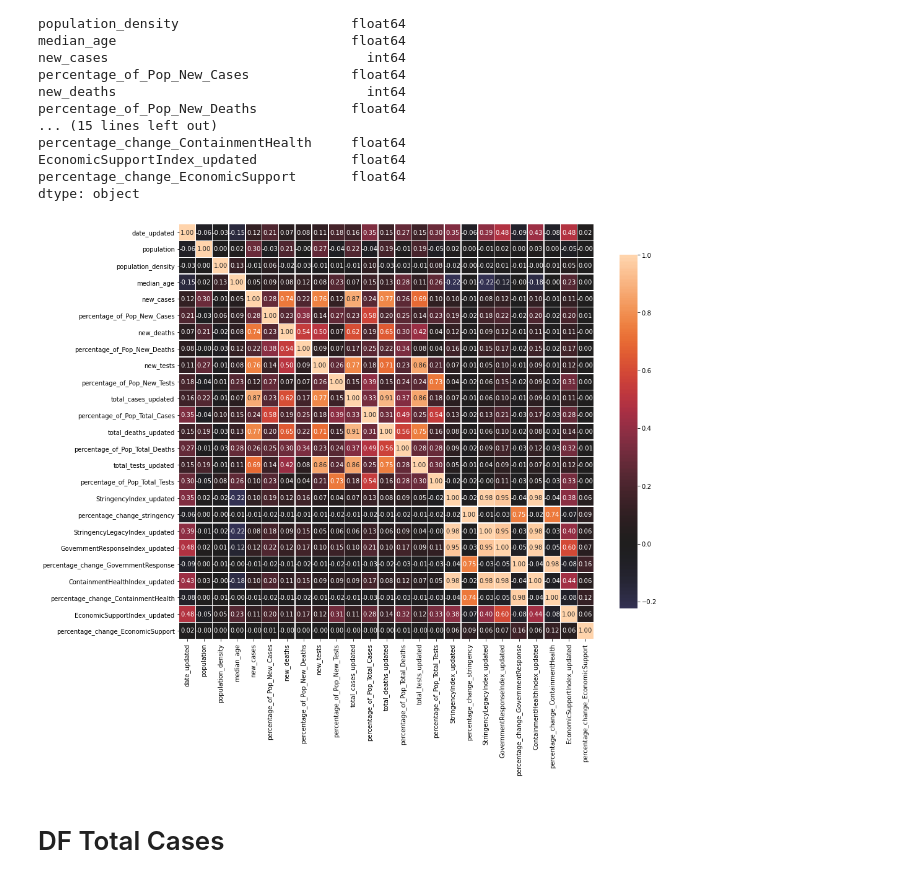
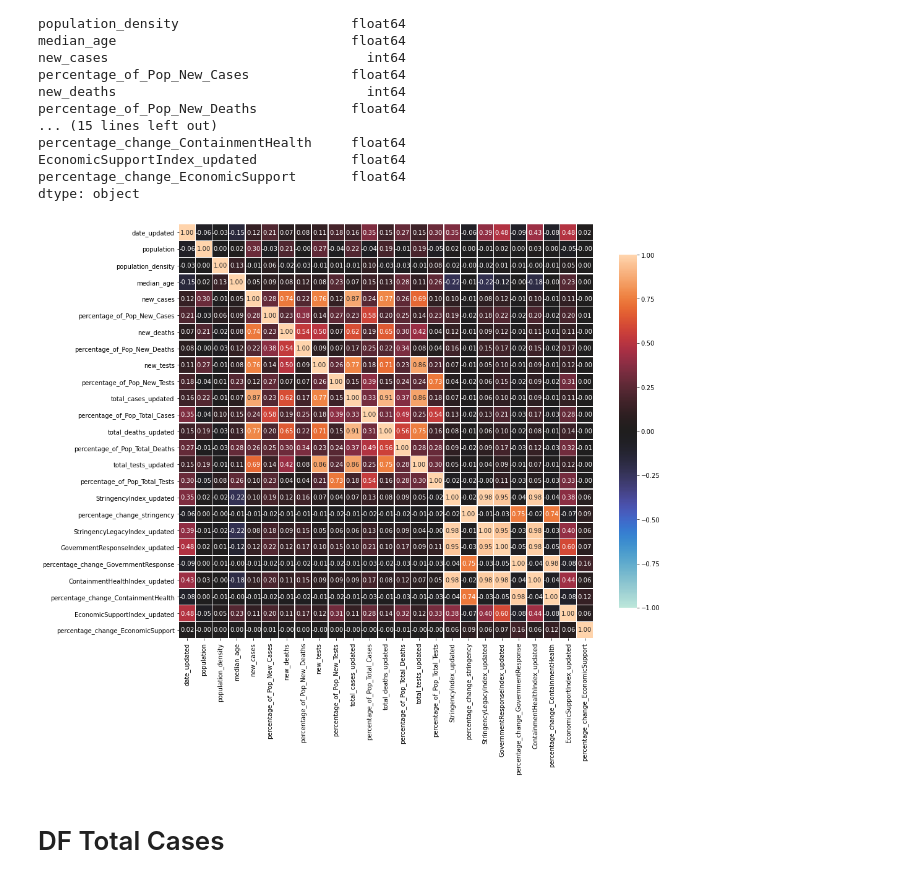
Before and after one commit to pmmfs/capstone-project, a Jupyter notebook: regulation/Analysis/reg_total_cases_ml.ipynb, the cells around one changed output. Drawn from its saved outputs; the diff is of its cells as text; code cells hidden in the pictures.

```diff
--- a/regulation/Analysis/reg_total_cases_ml.ipynb
+++ b/regulation/Analysis/reg_total_cases_ml.ipynb
@@ -250,17 +250,17 @@ dtype: object
 # %%
 # Checking correlation for feature selection.
 
 def correlation_heatmap(df):
     correlations = df.corr()
 
     fig, ax = plt.subplots(figsize=(15,15))
-    sns.heatmap(correlations, vmax=1.0, center=0, fmt='.2f',
+    sns.heatmap(correlations,vmin=-1.00, vmax=1.0, center=0, fmt='.2f',
                 square=True, linewidths=.5, annot=True, cbar_kws={"shrink": .70})
     plt.show();
 
 correlation_heatmap(df)
 # %% [output]
-[figure, old version]
+[figure, new version]
 # %% [markdown]
 # DF Total Cases
 # %%
```
Also changed, not shown: 3 other files.
